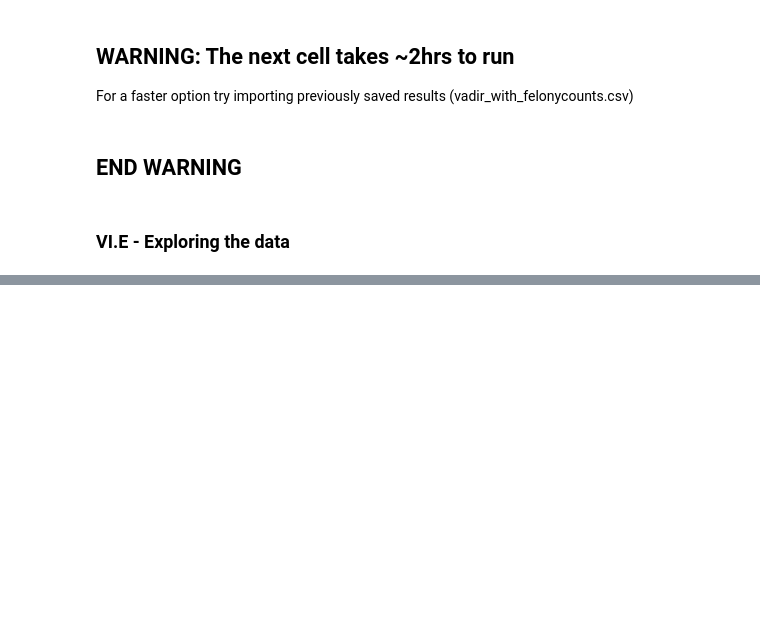
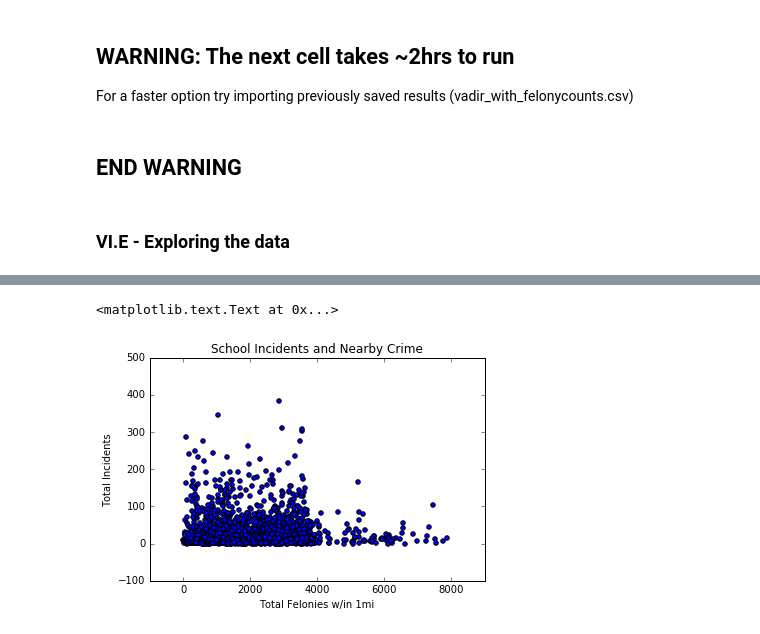
Before and after one commit to mmillervedam/INFOW18_FinalProject, a Jupyter notebook: Final Project Notebook.ipynb, the cells around one changed output, grey strips where cells are left out. Cells and saved outputs as stored; diff of their text form; code cells hidden in the pictures; blank space fills up the shorter version.

```diff
--- a/Final Project Notebook.ipynb
+++ b/Final Project Notebook.ipynb
@@ -880,0 +1071,7 @@ school_df.to_csv('vadir_with_felonycounts.csv')
+# %%
+by_school = school_df.groupby('BEDS Code')['Total Incidents','Total Felonies w/in 1mi'].mean()
+by_school[by_school['Total Incidents'] < 400].plot(x='Total Felonies w/in 1mi',y='Total Incidents', kind='scatter')
+plt.title('School Incidents and Nearby Crime')
+# %% [output]
+<matplotlib.text.Text at 0x...>
+[figure, added]
```
Also changed, not shown: parts of 42 cells of this notebook.
